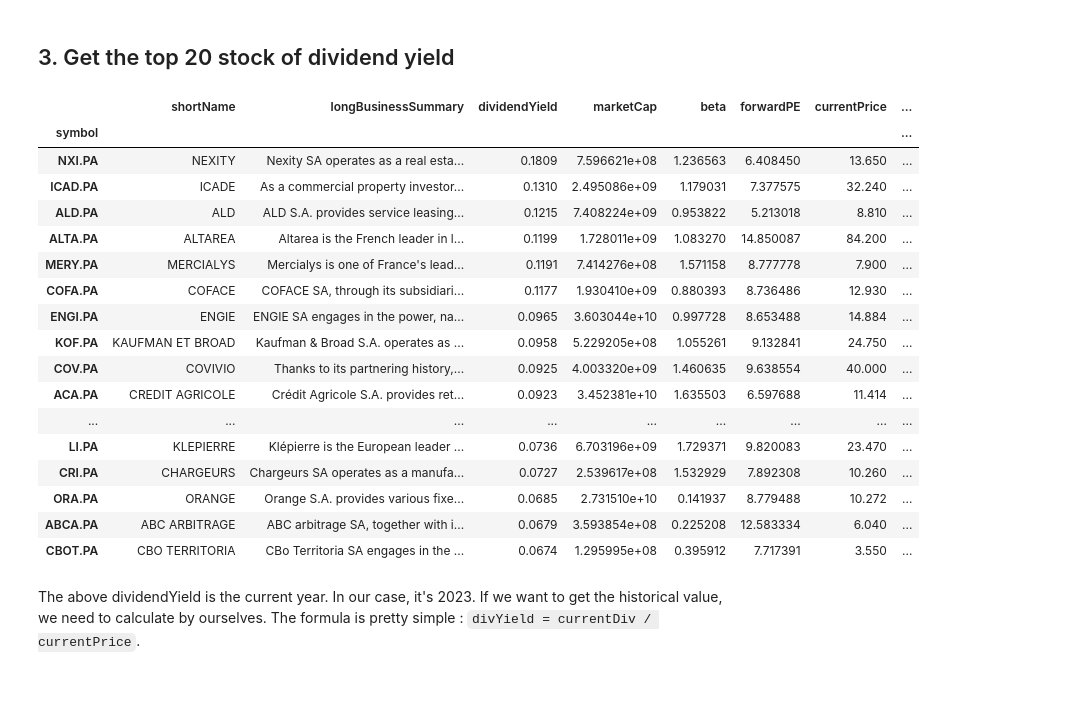
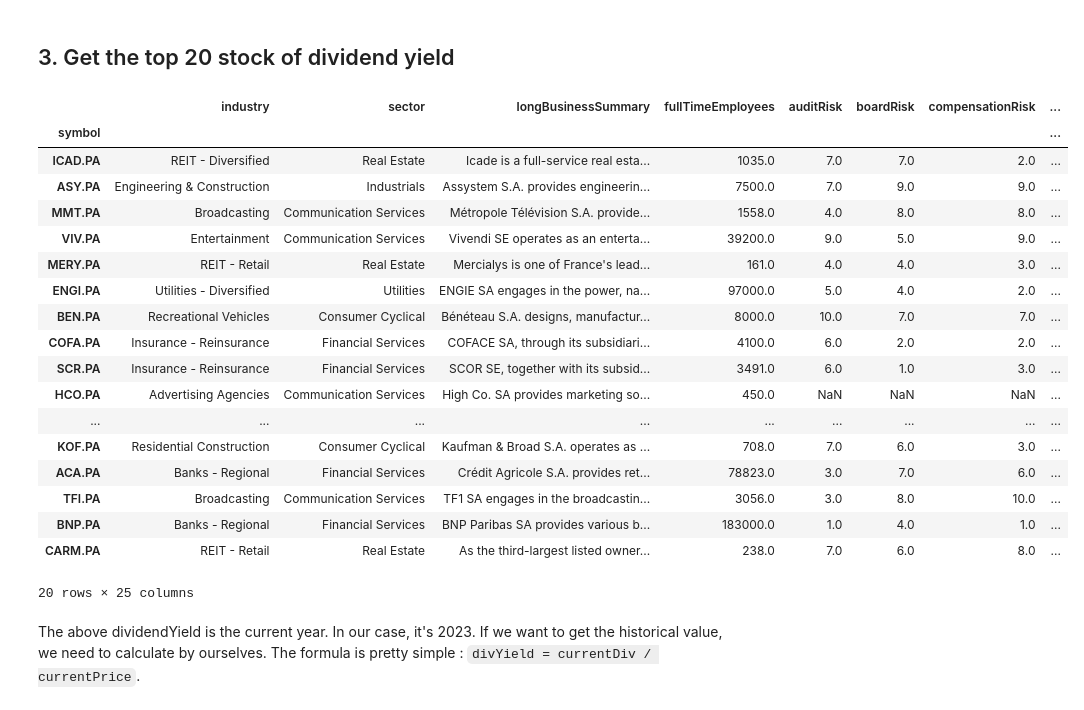
Before and after one commit to pengfei99/python_finance, a Jupyter notebook: notebooks/03.Analyse_French_stocks.ipynb, the cells around one changed output. Drawn from its saved outputs; the diff is of its cells as text; code cells hidden in the pictures.

```diff
--- a/notebooks/03.Analyse_French_stocks.ipynb
+++ b/notebooks/03.Analyse_French_stocks.ipynb
@@ -97,0 +67,37 @@ tickerDf.head(5)
+# %%
+
+
+from typing import List
+
+
+def get_stock_infos(stock_tickers:List[str],add_postfix:bool=False)->pd.DataFrame:
+    """
+    This function takes a list of stock tickers and returns a Pandas DataFrame which contains the basic information of the stock.
+    The stock ticker has the following format: <stock_id>.PA. For example: ALO.PA: Alstom, MC.PA: LVMH
+    :param add_postfix: If this option is enabled, a postfix ".PA" will be added to the stock ticker. This is for the ticker without .PA such as ALO,
+    :param stock_tickers: A list of stock tickers
+    :return:
+    """
+    # We don't need all information of a stock, below is a list of all important columns for me.
+    key_columns = ["symbol", "industry", "sector", "longBusinessSummary","fullTimeEmployees","auditRisk","boardRisk","compensationRisk","shareHolderRightsRisk","overallRisk", "dividendRate","dividendYield",
+                   "payoutRatio","fiveYearAvgDividendYield", "enterpriseValue", "fiftyTwoWeekLow", "fiftyTwoWeekHigh","fiftyDayAverage","lastDividendValue","lastDividendDate","totalDebt","freeCashflow",
+                   "operatingCashflow","earningsGrowth", "revenueGrowth", "grossMargins"]
+    stock_infos:List[dict] = []
+
+    # add stock dict into a list
+    for stock_ticker in stock_tickers:
+        if add_postfix:
+            full_name = f"{stock_ticker}.PA"
+        else:
+            full_name = stock_ticker
+        try:
+            stock = yf.Ticker(full_name)
+            if stock:
+                stock_infos.append(stock.info)
+        except Exception as e:
+            print(f"The stock ticker {stock_ticker} is no longer valid. {e}")
+    # convert the list of dict into pandas dataframe, then filter only the column that interest me
+    pdf = pd.DataFrame(stock_infos)[key_columns]
+    # use symbol column as index
+    pdf.set_index("symbol", inplace=True)
+    return pdf
@@ -97,0 +109,2 @@ tickerDf.head(5)
+# %%
+tickerDf = get_stock_infos(tickerList)
@@ -102,28 +141,28 @@ tickerDf.to_csv(outPath,index=True)
 # %% [markdown]
 ## 3. Get the top 20 stock of dividend yield
 # %%
-fundamentals = ["shortName","longBusinessSummary","dividendYield", "marketCap", "beta", "forwardPE","currentPrice","targetHighPrice","targetLowPrice"]
-sortByDiv=tickerDf[fundamentals].sort_values(by="dividendYield",ascending=False)
+sortByDiv=tickerDf.sort_values(by="dividendYield",ascending=False)
 sortByDiv.head(20)
 # %% [output]
-|  | shortName | longBusinessSummary | dividendYield | marketCap | beta | forwardPE | currentPrice | ... |
+|  | industry | sector | longBusinessSummary | fullTimeEmployees | auditRisk | boardRisk | compensationRisk | ... |
 | symbol |  |  |  |  |  |  |  | ... |
-| NXI.PA | NEXITY | Nexity SA operates as a real esta... | 0.1809 | 7.596621e+08 | 1.236563 | 6.408450 | 13.650 | ... |
-| ICAD.PA | ICADE | As a commercial property investor... | 0.1310 | 2.495086e+09 | 1.179031 | 7.377575 | 32.240 | ... |
-| ALD.PA | ALD | ALD S.A. provides service leasing... | 0.1215 | 7.408224e+09 | 0.953822 | 5.213018 | 8.810 | ... |
-| ALTA.PA | ALTAREA | Altarea is the French leader in l... | 0.1199 | 1.728011e+09 | 1.083270 | 14.850087 | 84.200 | ... |
-| MERY.PA | MERCIALYS | Mercialys is one of France's lead... | 0.1191 | 7.414276e+08 | 1.571158 | 8.777778 | 7.900 | ... |
-| COFA.PA | COFACE | COFACE SA, through its subsidiari... | 0.1177 | 1.930410e+09 | 0.880393 | 8.736486 | 12.930 | ... |
-| ENGI.PA | ENGIE | ENGIE SA engages in the power, na... | 0.0965 | 3.603044e+10 | 0.997728 | 8.653488 | 14.884 | ... |
-| KOF.PA | KAUFMAN ET BROAD | Kaufman & Broad S.A. operates as ... | 0.0958 | 5.229205e+08 | 1.055261 | 9.132841 | 24.750 | ... |
-| COV.PA | COVIVIO | Thanks to its partnering history,... | 0.0925 | 4.003320e+09 | 1.460635 | 9.638554 | 40.000 | ... |
-| ACA.PA | CREDIT AGRICOLE | Crédit Agricole S.A. provides ret... | 0.0923 | 3.452381e+10 | 1.635503 | 6.597688 | 11.414 | ... |
+| ICAD.PA | REIT - Diversified | Real Estate | Icade is a full-service real esta... | 1035.0 | 7.0 | 7.0 | 2.0 | ... |
+| ASY.PA | Engineering & Construction | Industrials | Assystem S.A. provides engineerin... | 7500.0 | 7.0 | 9.0 | 9.0 | ... |
+| MMT.PA | Broadcasting | Communication Services | Métropole Télévision S.A. provide... | 1558.0 | 4.0 | 8.0 | 8.0 | ... |
+| VIV.PA | Entertainment | Communication Services | Vivendi SE operates as an enterta... | 39200.0 | 9.0 | 5.0 | 9.0 | ... |
+| MERY.PA | REIT - Retail | Real Estate | Mercialys is one of France's lead... | 161.0 | 4.0 | 4.0 | 3.0 | ... |
+| ENGI.PA | Utilities - Diversified | Utilities | ENGIE SA engages in the power, na... | 97000.0 | 5.0 | 4.0 | 2.0 | ... |
+| BEN.PA | Recreational Vehicles | Consumer Cyclical | Bénéteau S.A. designs, manufactur... | 8000.0 | 10.0 | 7.0 | 7.0 | ... |
+| COFA.PA | Insurance - Reinsurance | Financial Services | COFACE SA, through its subsidiari... | 4100.0 | 6.0 | 2.0 | 2.0 | ... |
+| SCR.PA | Insurance - Reinsurance | Financial Services | SCOR SE, together with its subsid... | 3491.0 | 6.0 | 1.0 | 3.0 | ... |
+| HCO.PA | Advertising Agencies | Communication Services | High Co. SA provides marketing so... | 450.0 | NaN | NaN | NaN | ... |
 | ... | ... | ... | ... | ... | ... | ... | ... | ... |
-| LI.PA | KLEPIERRE | Klépierre is the European leader ... | 0.0736 | 6.703196e+09 | 1.729371 | 9.820083 | 23.470 | ... |
-| CRI.PA | CHARGEURS | Chargeurs SA operates as a manufa... | 0.0727 | 2.539617e+08 | 1.532929 | 7.892308 | 10.260 | ... |
-| ORA.PA | ORANGE | Orange S.A. provides various fixe... | 0.0685 | 2.731510e+10 | 0.141937 | 8.779488 | 10.272 | ... |
-| ABCA.PA | ABC ARBITRAGE | ABC arbitrage SA, together with i... | 0.0679 | 3.593854e+08 | 0.225208 | 12.583334 | 6.040 | ... |
-| CBOT.PA | CBO TERRITORIA | CBo Territoria SA engages in the ... | 0.0674 | 1.295995e+08 | 0.395912 | 7.717391 | 3.550 | ... |
+| KOF.PA | Residential Construction | Consumer Cyclical | Kaufman & Broad S.A. operates as ... | 708.0 | 7.0 | 6.0 | 3.0 | ... |
+| ACA.PA | Banks - Regional | Financial Services | Crédit Agricole S.A. provides ret... | 78823.0 | 3.0 | 7.0 | 6.0 | ... |
+| TFI.PA | Broadcasting | Communication Services | TF1 SA engages in the broadcastin... | 3056.0 | 3.0 | 8.0 | 10.0 | ... |
+| BNP.PA | Banks - Regional | Financial Services | BNP Paribas SA provides various b... | 183000.0 | 1.0 | 4.0 | 1.0 | ... |
+| CARM.PA | REIT - Retail | Real Estate | As the third-largest listed owner... | 238.0 | 7.0 | 6.0 | 8.0 | ... |
+20 rows × 25 columns
 # %% [markdown]
 The above dividendYield is the current year. In our case, it's 2023. If we want to get the historical value, we need to calculate by ourselves. The formula is pretty simple : `divYield = currentDiv / currentPrice`.
 # %%
```
Also changed, not shown: parts of 22 cells of this notebook, 1 other file.
